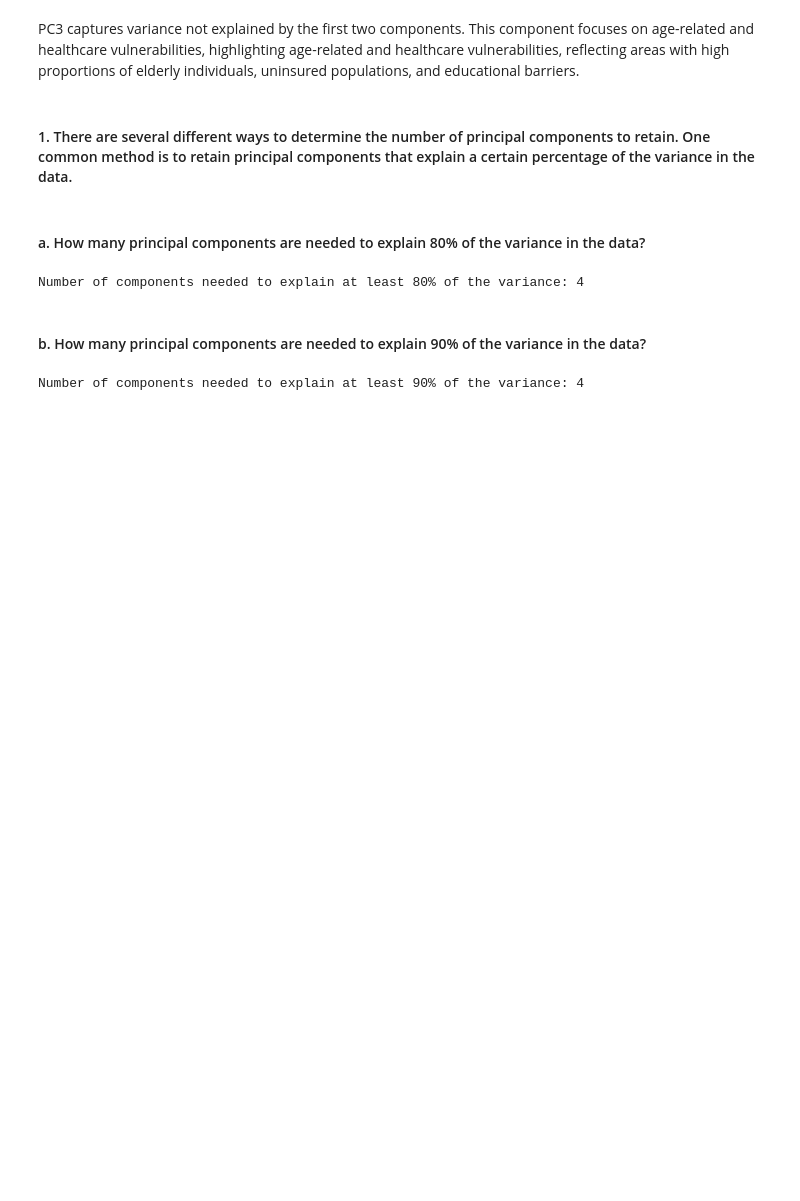
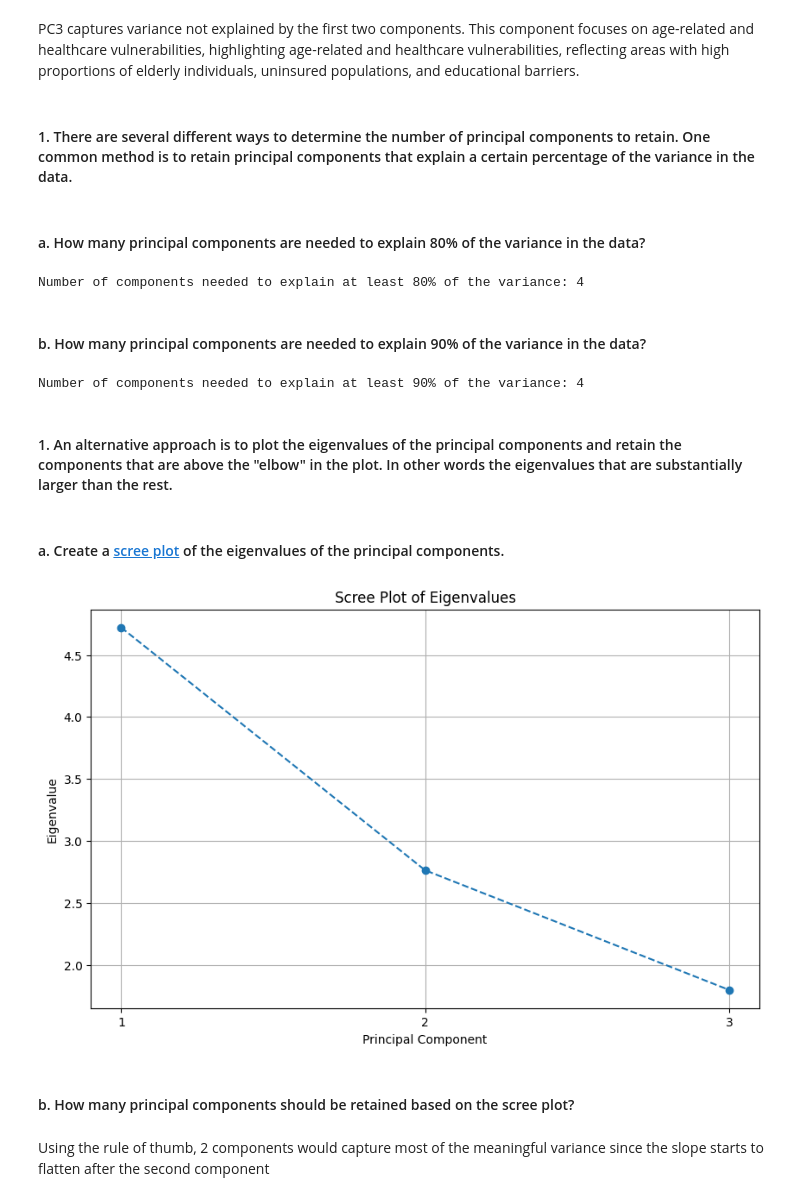
Before and after one commit to aroacs100/PRGS-Intro-to-ML-2024, a Jupyter notebook: Homework/HW_03.ipynb, the cells around one changed output. Saved outputs shown, nothing was run; the diff lists cells and outputs as text; code cells hidden in the pictures; blank space fills up the shorter version.

```diff
--- a/Homework/HW_03.ipynb
+++ b/Homework/HW_03.ipynb
@@ -289,3 +295,24 @@ n_components_90 = np.searchsorted(cumulative_variance, 0.90) + 1
 print(f"Number of components needed to explain at least 90% of the variance: {n_components_90}")
 # %% [output]
 Number of components needed to explain at least 90% of the variance: 4
+# %% [markdown]
+#### 1. An alternative approach is to plot the eigenvalues of the principal components and retain the components that are above the "elbow" in the plot. In other words the eigenvalues that are substantially larger than the rest.
+# %% [markdown]
+#### a. Create a [scree plot](https://en.wikipedia.org/wiki/Scree_plot) of the eigenvalues of the principal components.
+# %%
+eigenvalues = pca.explained_variance_
+# %%
+plt.figure(figsize=(10, 6))
+plt.plot(range(1, len(eigenvalues) + 1), eigenvalues, marker='o', linestyle='--')
+plt.title('Scree Plot of Eigenvalues')
+plt.xlabel('Principal Component')
+plt.ylabel('Eigenvalue')
+plt.xticks(range(1, len(eigenvalues) + 1))
+plt.grid(True)
+plt.show()
+# %% [output]
+[figure, added]
+# %% [markdown]
+#### b. How many principal components should be retained based on the scree plot?
+# %% [markdown]
+Using the rule of thumb, 2 components would capture most of the meaningful variance since the slope starts to flatten after the second component
```
Also changed, not shown: parts of 8 cells of this notebook.
